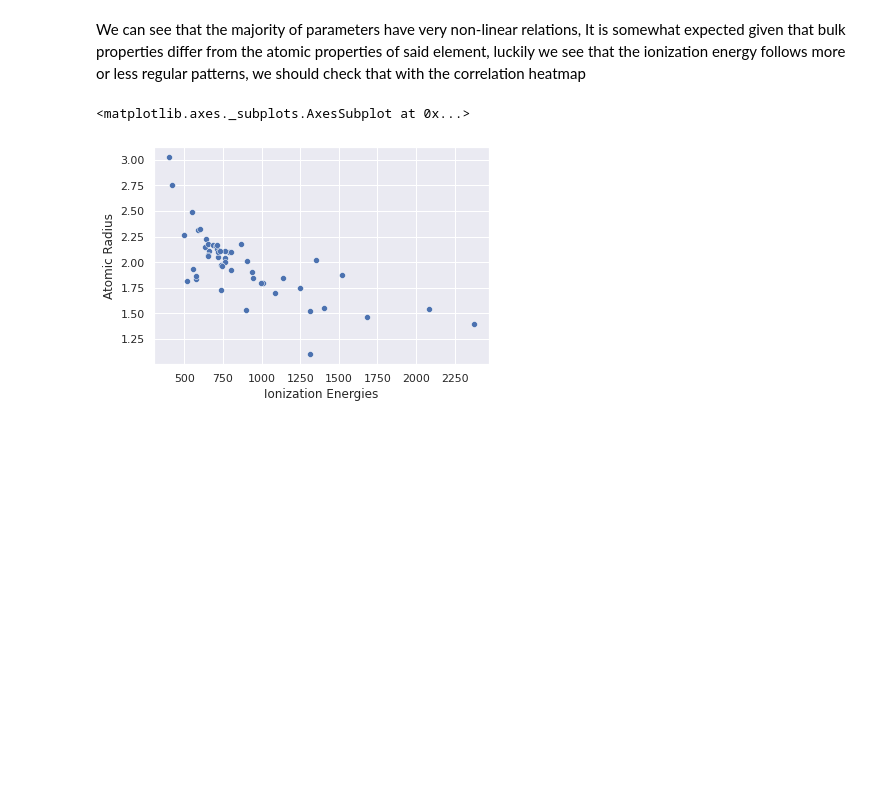
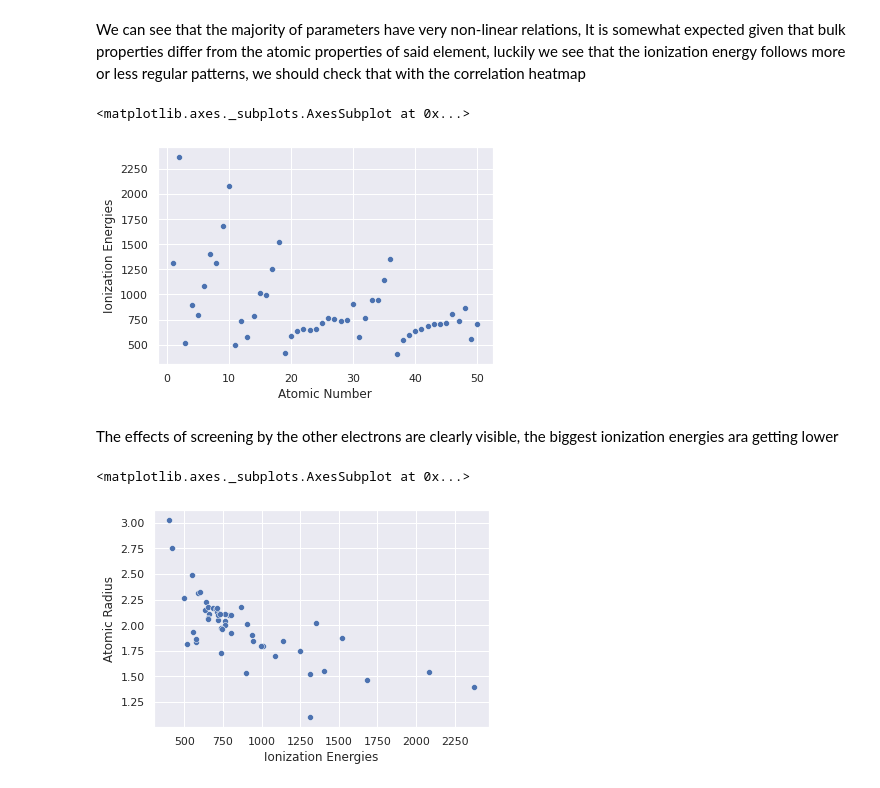
Before and after one commit to ElectricWiz/LinRegressAtomicEnergies, a Jupyter notebook: Energíadeionizacion.ipynb, the cells around one changed output. Cells and saved outputs as stored; diff of their text form; code cells hidden in the pictures; blank space fills up the shorter version.

Commit message:
More data analysis

```diff
--- a/Energíadeionizacion.ipynb
+++ b/Energíadeionizacion.ipynb
@@ -36,5 +36,12 @@ sns.pairplot(data=df1)
 # %% [markdown]
 We can see that the majority of parameters have very non-linear relations, It is somewhat expected given that bulk properties differ from the atomic properties of said element, luckily we see that the ionization energy follows more or less regular patterns, we should check that with the correlation heatmap
+# %%
+sns.scatterplot(y="Ionization Energies",x="Atomic Number",data=df)
+# %% [output]
+<matplotlib.axes._subplots.AxesSubplot at 0x...>
+[figure, added]
+# %% [markdown]
+The effects of screening by the other electrons are clearly visible, the biggest ionization energies ara getting lower
 # %%
 sns.scatterplot(x="Ionization Energies", y="Atomic Radius",data=df1)
 # %% [output]
```
Also changed, not shown: parts of 12 cells of this notebook.
